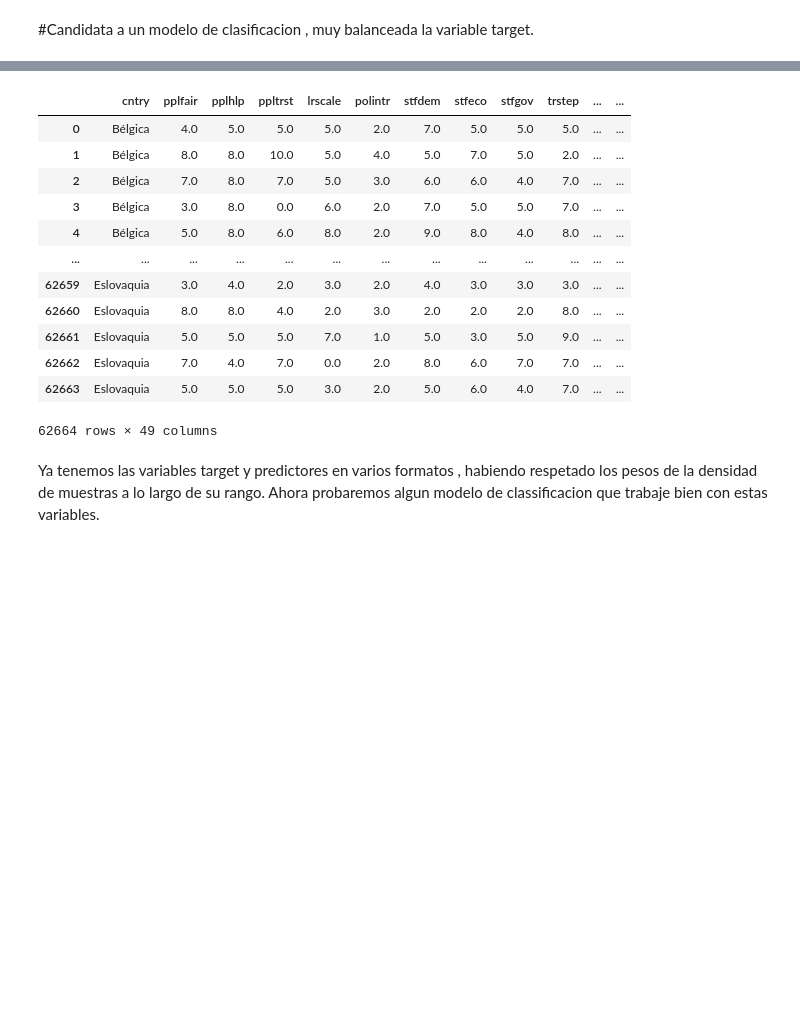
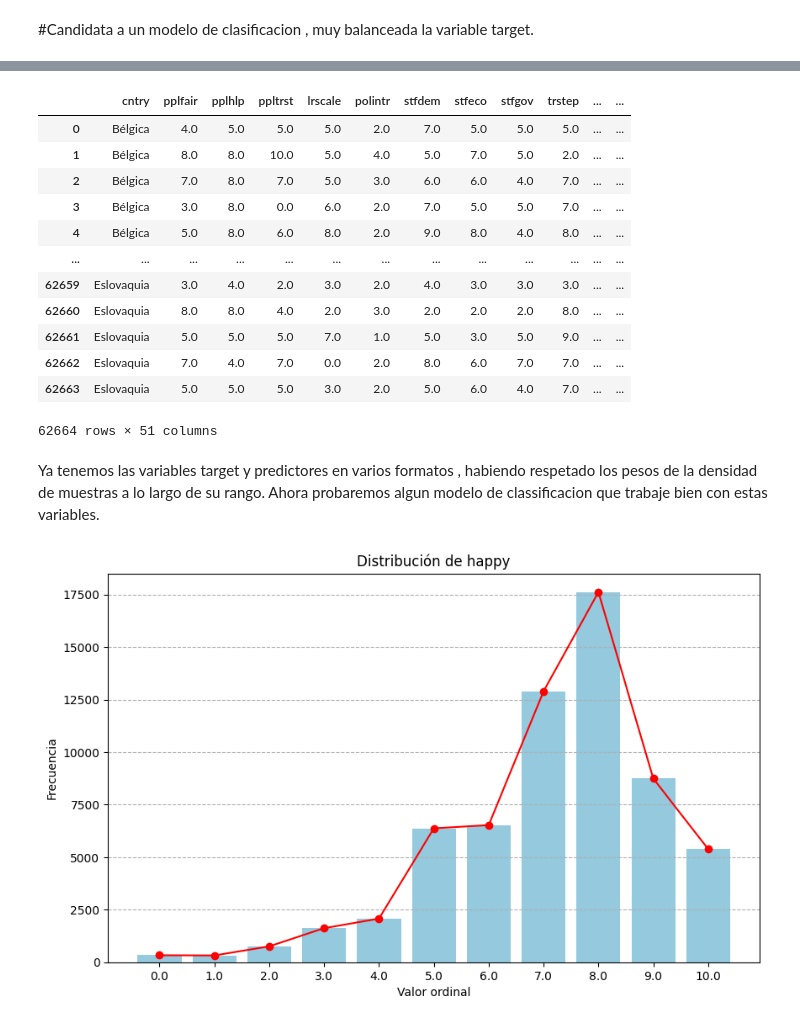
Before and after one commit to JosBerGon34/4GA.DataScience, a Jupyter notebook: src/PASO5/P5.1-FeatureEngineering.ipynb, the cells around one changed output, grey strips where cells are left out. Cells and saved outputs as stored; diff of their text form; code cells hidden in the pictures; blank space fills up the shorter version.

```diff
--- a/src/PASO5/P5.1-FeatureEngineering.ipynb
+++ b/src/PASO5/P5.1-FeatureEngineering.ipynb
@@ -602,17 +572,17 @@ def ord10to3NoMiDense(df, columna, nombre_categoria):
                                   include_lowest=True)
     return df
 
-ord10to3MidDense(df1,'pplfair','pplfair3d')
-ord10to3MidDense(df1,'pplhlp','pplhlp3d')
-ord10to3MidDense(df1,'ppltrst','ppltrst3d')
-ord10to3MidDense(df1,'stfdem','stfdem3d')
-ord10to3NoMiDense(df1,'stfeco','stfeco3d')
-ord10to3MidDense(df1,'stfgov','stfgov3d')
-ord10to3MidDense(df1,'trstep','trstep3d')
-ord10to3NoMiDense(df1,'trstlgl','trstlgl3d')
-binarizar_ponderado(df1,'trstplc','trstplc2fc')
-binarizar_ponderado(df1,'trstplt','trstplt2fc')
-ord10to3MidDense(df1,'trstprl','trstprl3d')
+ord10to3MidDense(df,'pplfair','pplfair3d')
+ord10to3MidDense(df,'pplhlp','pplhlp3d')
+ord10to3MidDense(df,'ppltrst','ppltrst3d')
+ord10to3MidDense(df,'stfdem','stfdem3d')
+ord10to3NoMiDense(df,'stfeco','stfeco3d')
+ord10to3MidDense(df,'stfgov','stfgov3d')
+ord10to3MidDense(df,'trstep','trstep3d')
+ord10to3NoMiDense(df,'trstlgl','trstlgl3d')
+binarizar_ponderado(df,'trstplc','trstplc2fc')
+binarizar_ponderado(df,'trstplt','trstplt2fc')
+ord10to3MidDense(df,'trstprl','trstprl3d')
 # %% [output]
 |  | cntry | pplfair | pplhlp | ppltrst | lrscale | polintr | stfdem | stfeco | stfgov | trstep | ... | ... |
 | 0 | Bélgica | 4.0 | 5.0 | 5.0 | 5.0 | 2.0 | 7.0 | 5.0 | 5.0 | 5.0 | ... | ... |
@@ -626,7 +596,7 @@ ord10to3MidDense(df1,'trstprl','trstprl3d')
 | 62661 | Eslovaquia | 5.0 | 5.0 | 5.0 | 7.0 | 1.0 | 5.0 | 3.0 | 5.0 | 9.0 | ... | ... |
 | 62662 | Eslovaquia | 7.0 | 4.0 | 7.0 | 0.0 | 2.0 | 8.0 | 6.0 | 7.0 | 7.0 | ... | ... |
 | 62663 | Eslovaquia | 5.0 | 5.0 | 5.0 | 3.0 | 2.0 | 5.0 | 6.0 | 4.0 | 7.0 | ... | ... |
-62664 rows × 49 columns
+62664 rows × 51 columns
 # %% [markdown]
 Ya tenemos las variables target y predictores en varios formatos , habiendo respetado los pesos de la densidad
 de muestras a lo largo de su rango. Ahora probaremos algun modelo de classificacion que trabaje bien con estas variables.
@@ -635,2 +603,6 @@ visdist(dfeu, happyfc)
+# %%
+visdist(df, 'happy')
+# %% [output]
+[figure, added]
 # %%
 df.to_csv('C:/Users/Josue/4GA.Datascience/4GA.DataScience/data/processed/presplit/dfmodel.csv', index=False)
```
Also changed, not shown: parts of 29 cells of this notebook, 6 other files.
